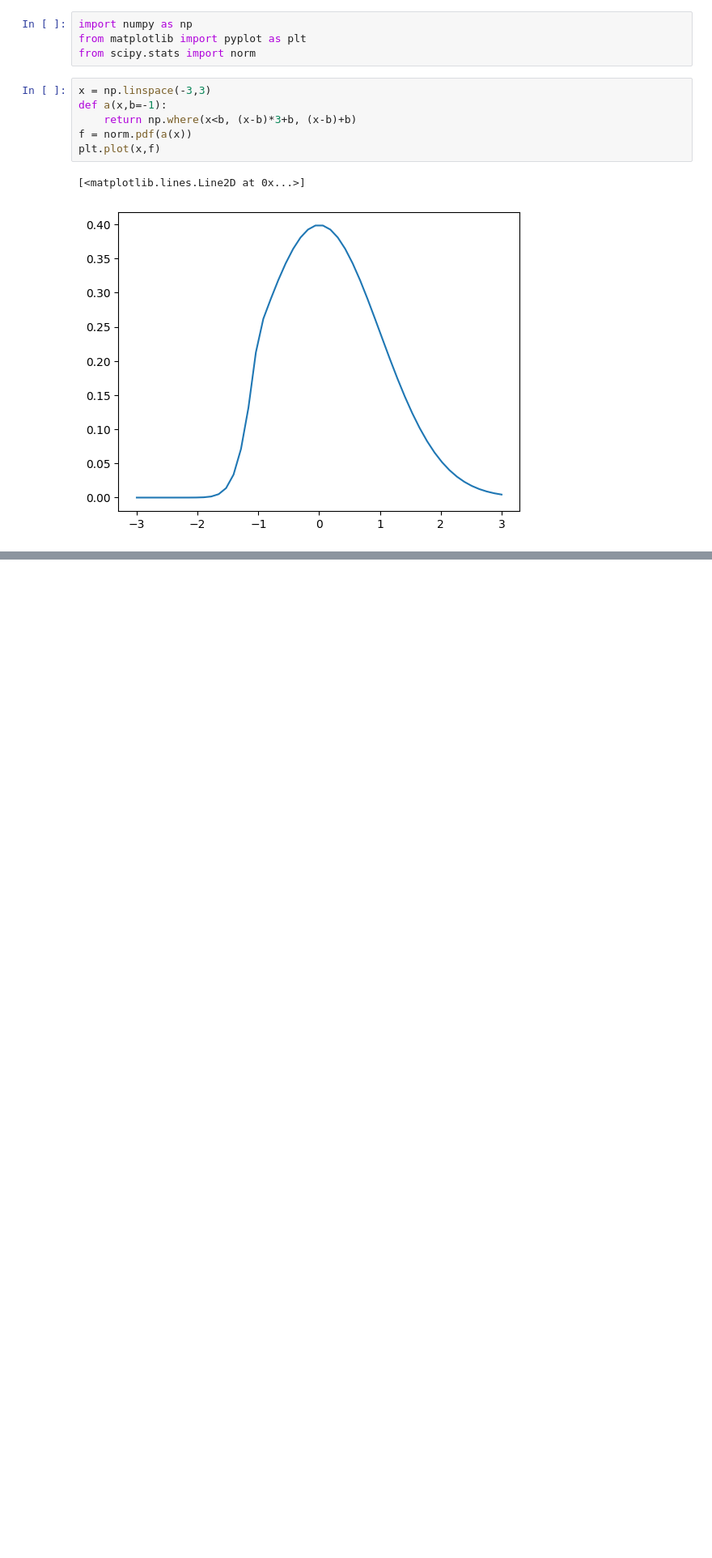
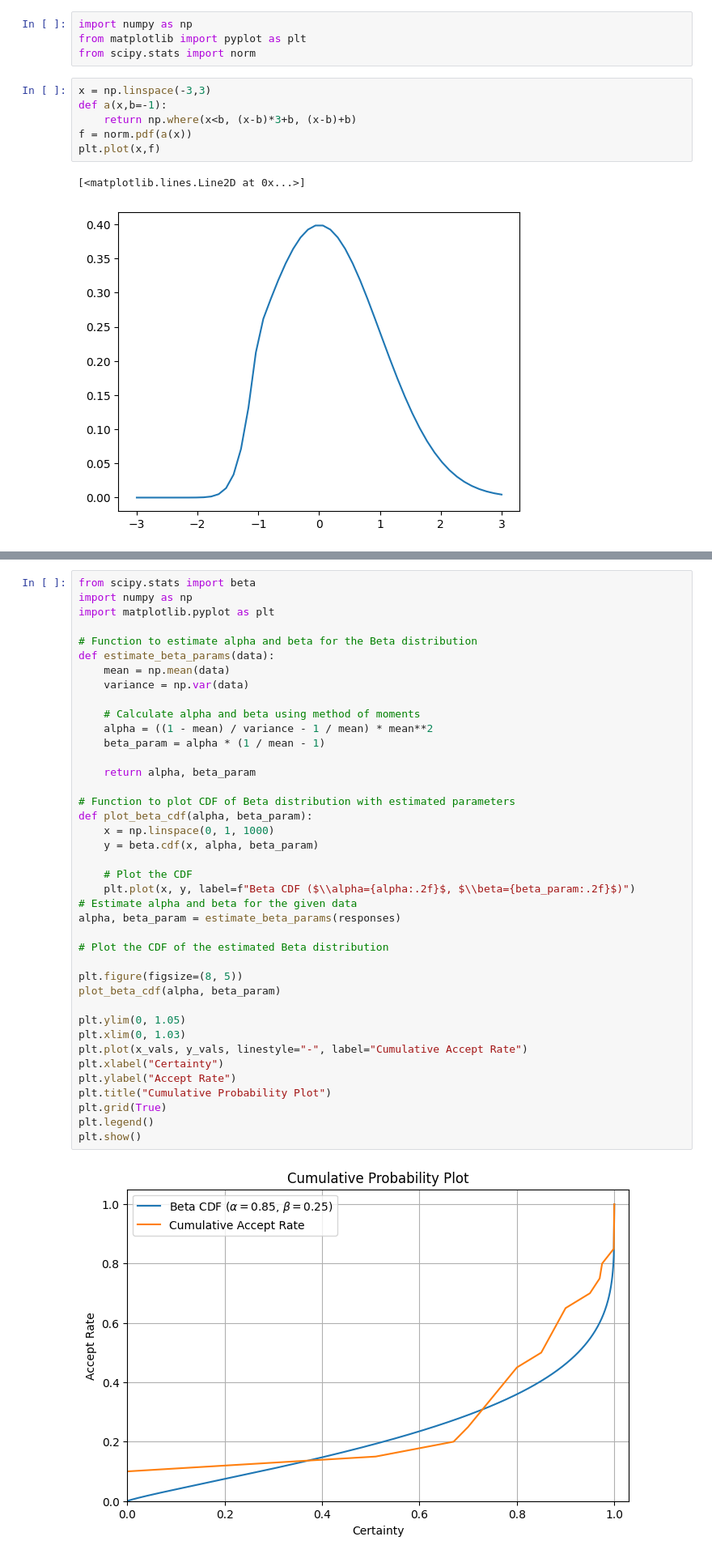
Before and after one commit to Vaakir/unsupervised-deep-learning-bachelor-thesis, a Jupyter notebook: private_.ipynb, the cells around one changed output, grey strips where cells are left out. Shown at 81% size. Drawn from its saved outputs; the diff is of its cells as text; blank space fills up the shorter version.

```diff
--- a/private_.ipynb
+++ b/private_.ipynb
@@ -13,0 +128,42 @@ plt.plot(x,f)
+# %%
+from scipy.stats import beta
+import numpy as np
+import matplotlib.pyplot as plt
+
+# Function to estimate alpha and beta for the Beta distribution
+def estimate_beta_params(data):
+    mean = np.mean(data)
+    variance = np.var(data)
+
+    # Calculate alpha and beta using method of moments
+    alpha = ((1 - mean) / variance - 1 / mean) * mean**2
+    beta_param = alpha * (1 / mean - 1)
+
+    return alpha, beta_param
+
+# Function to plot CDF of Beta distribution with estimated parameters
+def plot_beta_cdf(alpha, beta_param):
+    x = np.linspace(0, 1, 1000)
+    y = beta.cdf(x, alpha, beta_param)
+
+    # Plot the CDF
+    plt.plot(x, y, label=f"Beta CDF ($\\alpha={alpha:.2f}$, $\\beta={beta_param:.2f}$)")
+# Estimate alpha and beta for the given data
+alpha, beta_param = estimate_beta_params(responses)
+
+# Plot the CDF of the estimated Beta distribution
+
+plt.figure(figsize=(8, 5))
+plot_beta_cdf(alpha, beta_param)
+
+plt.ylim(0, 1.05)
+plt.xlim(0, 1.03)
+plt.plot(x_vals, y_vals, linestyle="-", label="Cumulative Accept Rate")
+plt.xlabel("Certainty")
+plt.ylabel("Accept Rate")
+plt.title("Cumulative Probability Plot")
+plt.grid(True)
+plt.legend()
+plt.show()
+# %% [output]
+[figure, added]
```
Also changed, not shown: parts of 7 cells of this notebook.
